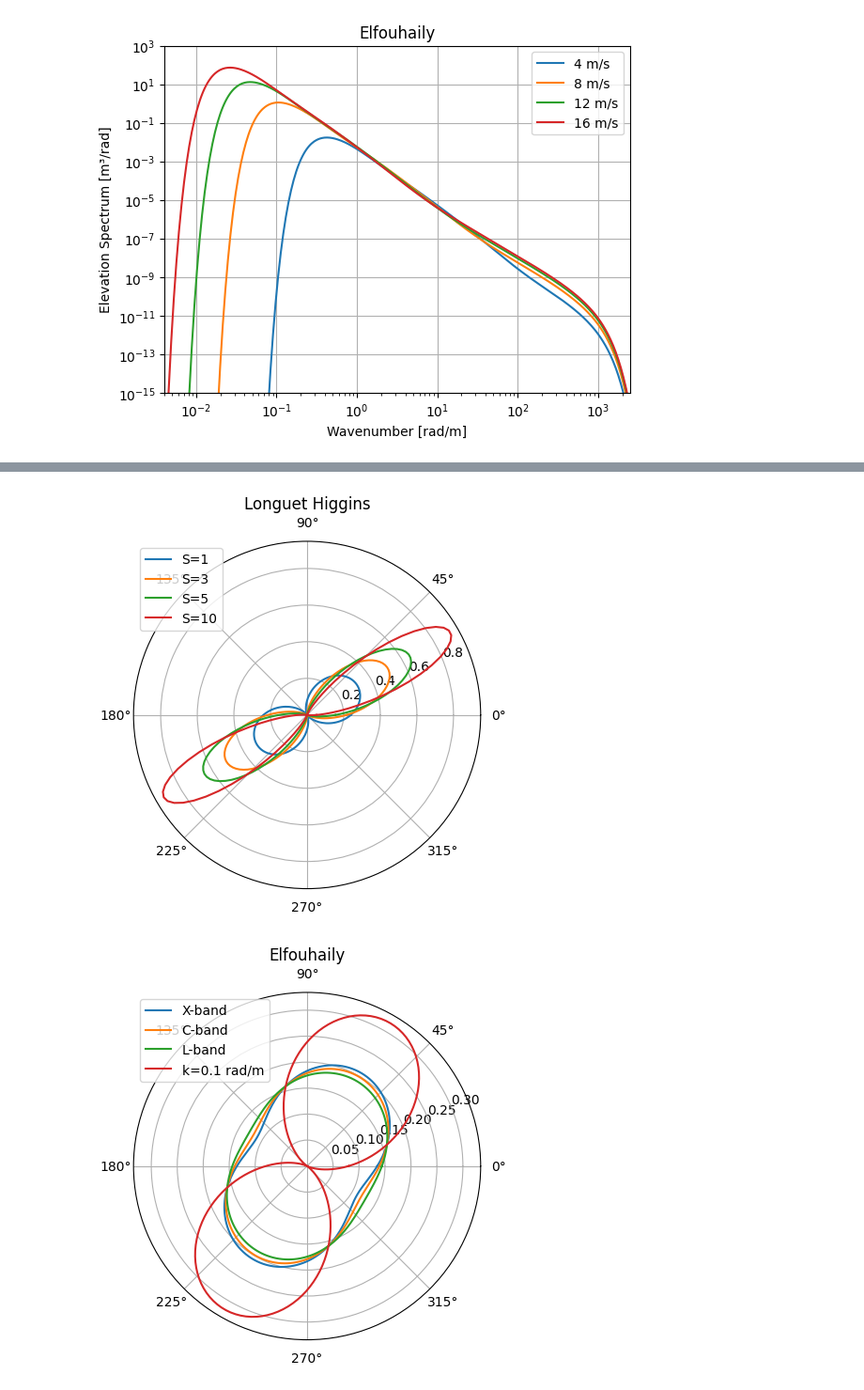
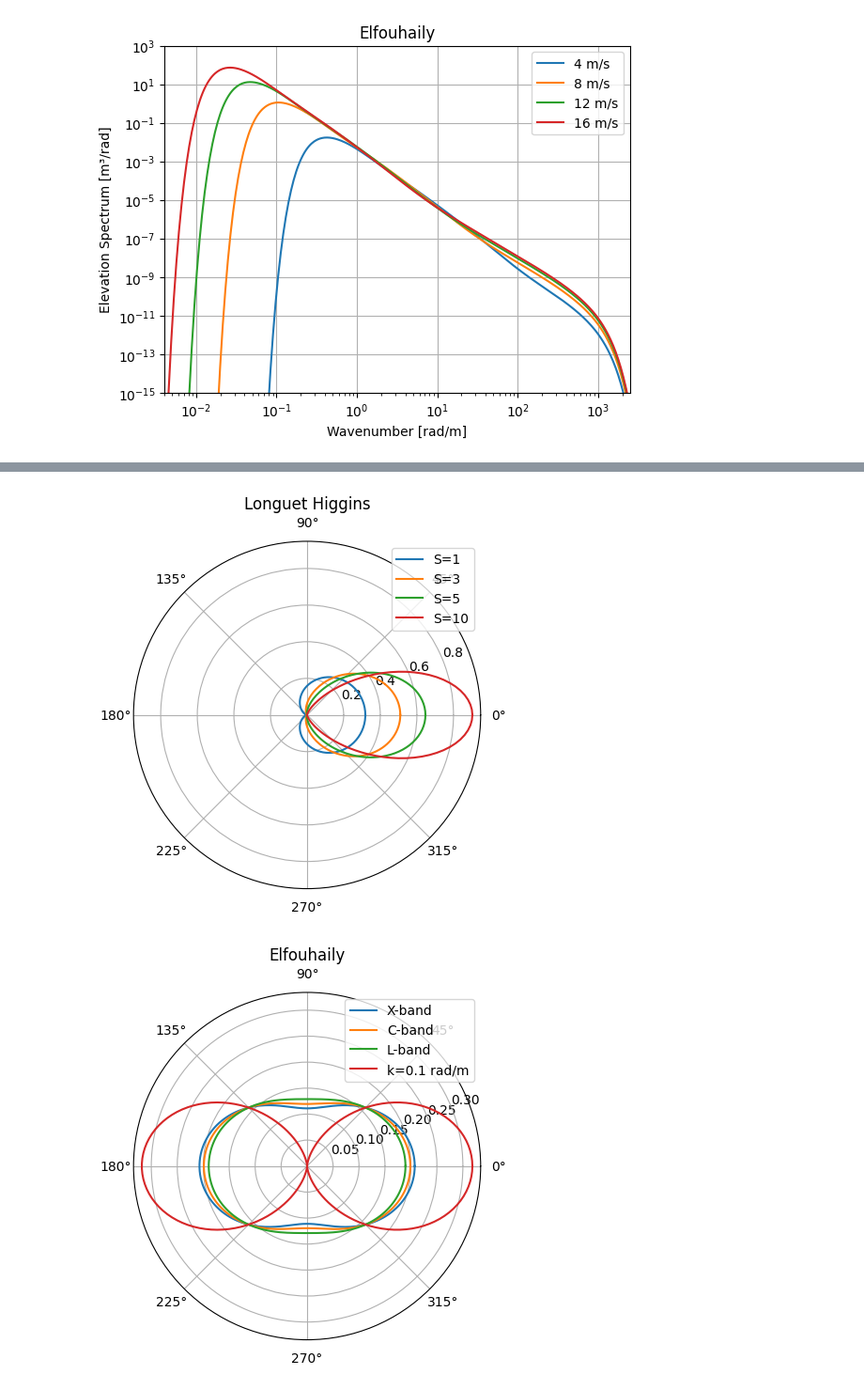
Before and after one commit to eltjonqef/OceanSARImagingSimulator, a Jupyter notebook: models.ipynb, the cells around one changed output, grey strips where cells are left out. Shown: that part at 94% size. Drawn from its saved outputs; the diff is of its cells as text; code cells hidden in the pictures.

```diff
--- a/models.ipynb
+++ b/models.ipynb
@@ -18,13 +18,13 @@ for model in PM:
 # %%
 JONSWAP=[omnidirectional_spectrum(spectrum=spectrum_model.JONSWAP,k=wavenumbers,v=windspeed,F=25000) for windspeed in windspeeds]
 for model in JONSWAP:
-    model.plot(f'{output_folder}/JONSWAP.png',[0.03,17000])
+    model.plot(f'{output_folder}/JONSWAP.pdf',[0.03,17000])
 # %% [output]
 [figure]
 # %%
 Elfouhaily_spectrum=[omnidirectional_spectrum(spectrum=spectrum_model.Elfouhaily,k=wavenumbers,v=windspeed,F=25000) for windspeed in windspeeds]
 for model in Elfouhaily_spectrum:
-    model.plot(f'{output_folder}/Elfouhaily_Spectrum.png',[0.004,2500])
+    model.plot(f'{output_folder}/Elfouhaily_Spectrum.pdf',[0.004,2500])
 # %% [output]
 [figure]
 # %%
@@ -33,7 +33,7 @@ from spreading_function import spreading_function, spreading_model
 theta=np.linspace(0, 2*np.pi, 200)
 # %%
 n=[2,4,6,8]
-simple_cosine=[spreading_function(function=spreading_model.Simple_Cosine, theta=theta, wind_direction=np.pi/3, n=i) for i in n]
+simple_cosine=[spreading_function(function=spreading_model.Simple_Cosine, theta=theta, wind_direction=0, n=i) for i in n]
 for model in simple_cosine:
-    model.plot(f'{output_folder}/simple_cosine.png')
+    model.plot(f'{output_folder}/simple_cosine.pdf')
 # %% [output]
@@ -41,14 +41,14 @@ for model in simple_cosine:
 # %%
 S=[1,3,5,10]
-LH=[spreading_function(function=spreading_model.Longuet_Higgins,theta=theta, wind_direction=np.pi/3,S=s) for s in S]
+LH=[spreading_function(function=spreading_model.Longuet_Higgins,theta=theta, wind_direction=0,S=s) for s in S]
 for model in LH:
-    model.plot(f'{output_folder}/Longuet_Higgins.png')
+    model.plot(f'{output_folder}/Longuet_Higgins.pdf')
 # %% [output]
-[figure, old version]
+[figure, new version]
 # %%
 K=[202.68, 110.23, 26.73, 0.1]
-Elfouhaily_spreading=[spreading_function(function=spreading_model.Elfouhaily, theta=theta, wind_direction=np.pi/3,k=k, v=8) for k in K]
+Elfouhaily_spreading=[spreading_function(function=spreading_model.Elfouhaily, theta=theta, wind_direction=0,k=k, v=8) for k in K]
 for model in Elfouhaily_spreading:
-    model.plot(f'{output_folder}/Elfouhaily_Spreading.png')
+    model.plot(f'{output_folder}/Elfouhaily_Spreading.pdf')
 # %% [output]
-[figure, old version]
+[figure, new version]
```
Also changed, not shown: parts of 2 cells of this notebook, 5 other files.
